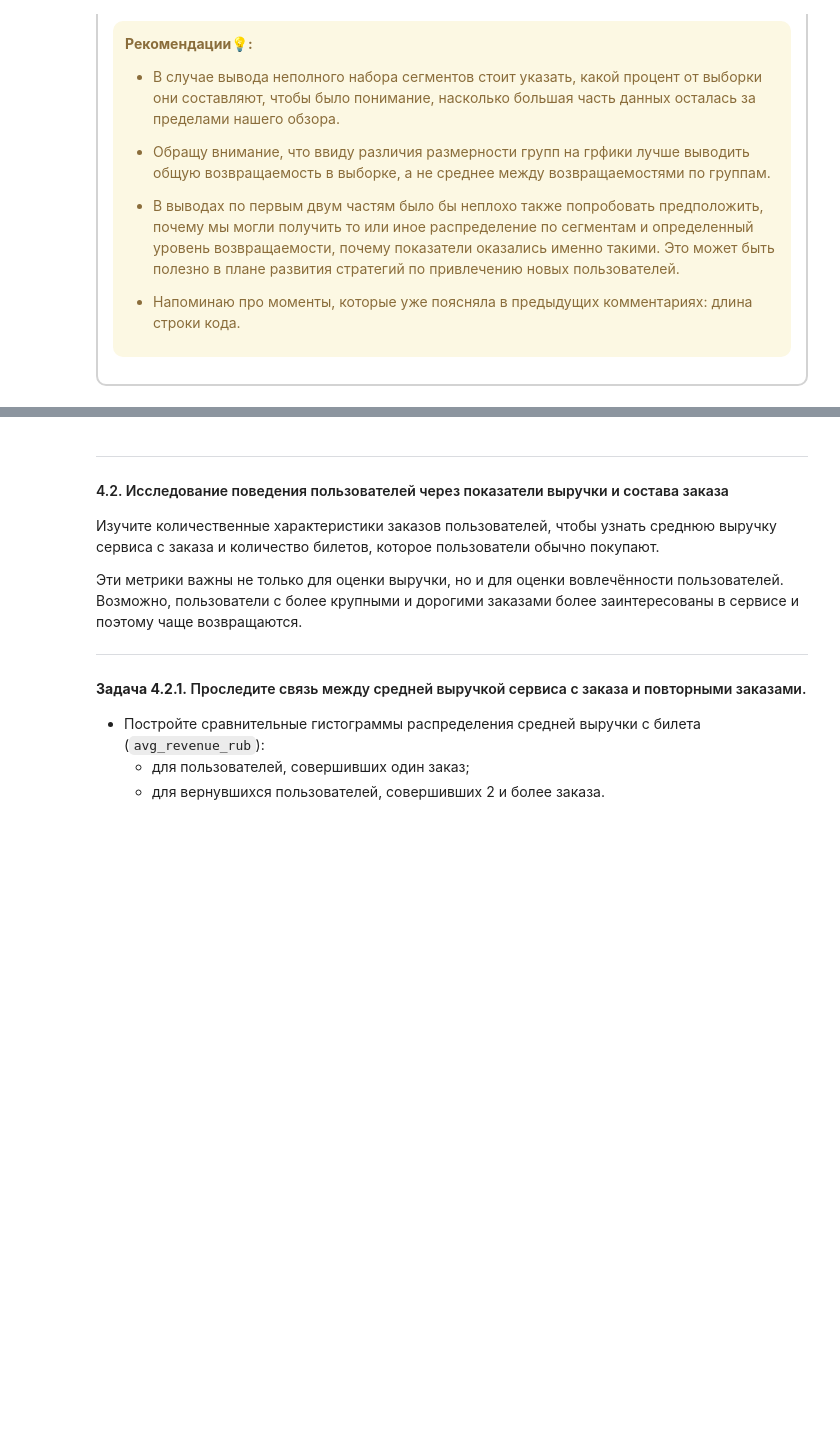
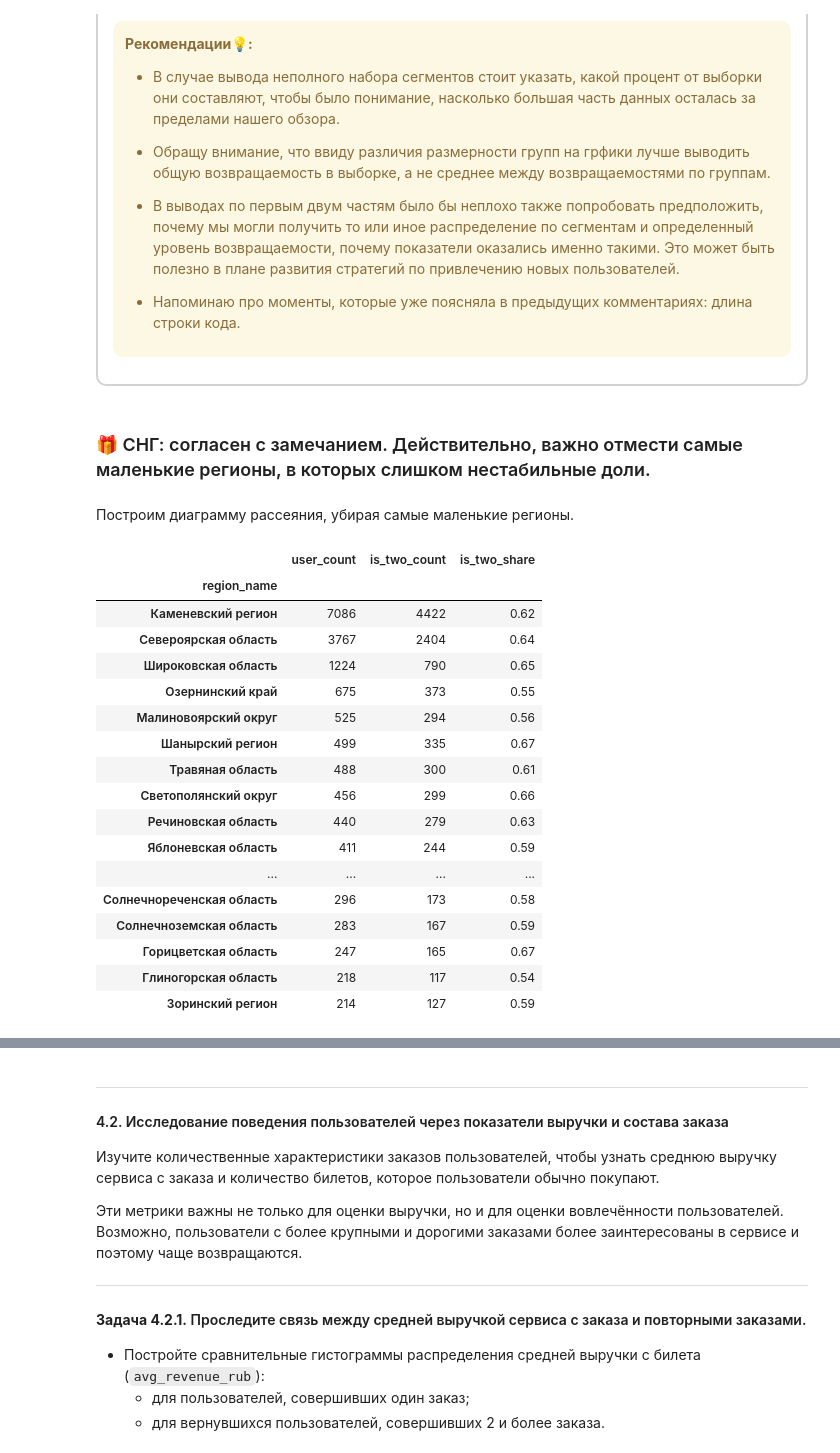
Before and after one commit to nikolai/practicum-afisha, a Jupyter notebook: module_2_project.ipynb, the cells around one changed output, grey strips where cells are left out. Saved outputs shown, nothing was run; the diff lists cells and outputs as text; code cells hidden in the pictures; blank space fills up the shorter version.

```diff
--- a/module_2_project.ipynb
+++ b/module_2_project.ipynb
@@ -1625,3 +1733,28 @@ print(f'Средняя доля пользователей с 2+ заказам
 * Напоминаю про моменты, которые уже поясняла в предыдущих комментариях: длина строки кода.
 
 </div>
+# %% [markdown]
+### 🎁 СНГ: согласен с замечанием. Действительно, важно отмести самые маленькие регионы, в которых слишком нестабильные доли.
+# %% [markdown]
+Построим диаграмму рассеяния, убирая самые маленькие регионы.
+# %%
+segment_region.sort_values('user_count', ascending=False).head(20)
+# %% [output]
+|  | user_count | is_two_count | is_two_share |
+| region_name |  |  |  |
+| Каменевский регион | 7086 | 4422 | 0.62 |
+| Североярская область | 3767 | 2404 | 0.64 |
+| Широковская область | 1224 | 790 | 0.65 |
+| Озернинский край | 675 | 373 | 0.55 |
+| Малиновоярский округ | 525 | 294 | 0.56 |
+| Шанырский регион | 499 | 335 | 0.67 |
+| Травяная область | 488 | 300 | 0.61 |
+| Светополянский округ | 456 | 299 | 0.66 |
+| Речиновская область | 440 | 279 | 0.63 |
+| Яблоневская область | 411 | 244 | 0.59 |
+| ... | ... | ... | ... |
+| Солнечнореченская область | 296 | 173 | 0.58 |
+| Солнечноземская область | 283 | 167 | 0.59 |
+| Горицветская область | 247 | 165 | 0.67 |
+| Глиногорская область | 218 | 117 | 0.54 |
+| Зоринский регион | 214 | 127 | 0.59 |
```
Also changed, not shown: parts of 49 cells of this notebook, 5 other files.
